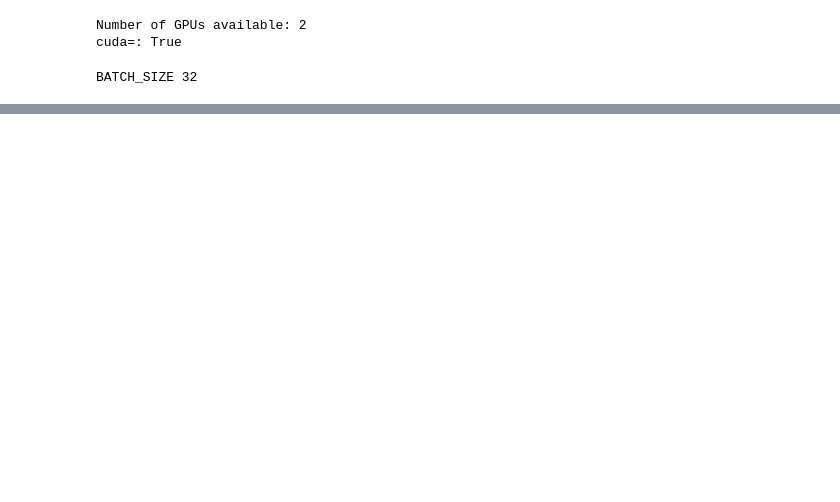
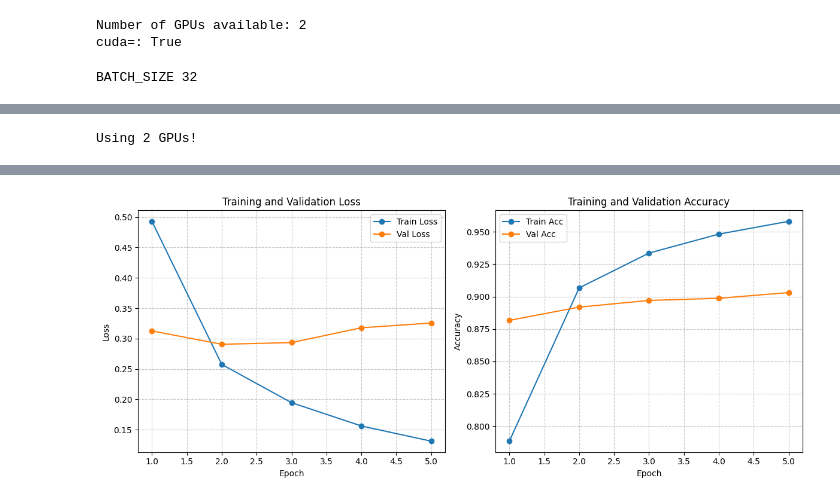
Before and after one commit to Gilgamesh-hoang/Sentiment-Analysis-Comments, a Jupyter notebook: src/finetune_phobert.ipynb, the cells around one changed output, grey strips where cells are left out. Cells and saved outputs as stored; diff of their text form; code cells hidden in the pictures; blank space fills up the shorter version.

```diff
--- a/src/finetune_phobert.ipynb
+++ b/src/finetune_phobert.ipynb
@@ -640,0 +377,8 @@ weighted avg       0.65      0.64      0.64      1506
+# %%
+# 3. Sử dụng DataParallel nếu có nhiều GPU
+if torch.cuda.device_count() > 1:
+    print(f"Using {torch.cuda.device_count()} GPUs!")
+    PHO_BERT = nn.DataParallel(PHO_BERT)
+PHO_BERT = PHO_BERT.to(device)
+# %% [output]
+Using 2 GPUs!
@@ -640,0 +400,26 @@ weighted avg       0.65      0.64      0.64      1506
+# %%
+def plot_training_metrics(train_losses, train_accs, val_losses, val_accs, epochs):
+    # Tạo figure với 2 subplot (Loss và Accuracy)
+    fig, (ax1, ax2) = plt.subplots(1, 2, figsize=(12, 5))
+
+    # Biểu đồ Loss
+    ax1.plot(range(1, epochs + 1), train_losses, label='Train Loss', marker='o')
+    ax1.plot(range(1, epochs + 1), val_losses, label='Val Loss', marker='o')
+    ax1.set_title('Training and Validation Loss')
+    ax1.set_xlabel('Epoch')
+    ax1.set_ylabel('Loss')
+    ax1.legend()
+    ax1.grid(True, linestyle='--', alpha=0.7)
+
+    # Biểu đồ Accuracy
+    ax2.plot(range(1, epochs + 1), train_accs, label='Train Acc', marker='o')
+    ax2.plot(range(1, epochs + 1), val_accs, label='Val Acc', marker='o')
+    ax2.set_title('Training and Validation Accuracy')
+    ax2.set_xlabel('Epoch')
+    ax2.set_ylabel('Accuracy')
+    ax2.legend()
+    ax2.grid(True, linestyle='--', alpha=0.7)
+
+    # Điều chỉnh layout và hiển thị
+    plt.tight_layout()
+    plt.show()
@@ -640,0 +547,19 @@ weighted avg       0.65      0.64      0.64      1506
+# %%
+# 6. Chạy training
+EPOCHS = 5
+# optimizer = AdamW(PHO_BERT.parameters(), lr=2e-5, weight_decay=0.01)
+
+param_optimizer = list(PHO_BERT.named_parameters())
+no_decay = ['bias', 'LayerNorm.bias', 'LayerNorm.weight']
+optimizer_grouped_parameters = [
+    {'params': [p for n, p in param_optimizer if not any(nd in n for nd in no_decay)], 'weight_decay': 0.02},
+    {'params': [p for n, p in param_optimizer if any(nd in n for nd in no_decay)], 'weight_decay': 0.0}
+]
+
+optimizer = AdamW(optimizer_grouped_parameters, lr=1e-5, correct_bias=False)
+num_warmup_steps = int(0.1 * len(train_dataloader) * EPOCHS)
+scheduler = get_linear_schedule_with_warmup(optimizer, num_warmup_steps=num_warmup_steps,
+                                            num_training_steps=len(train_dataloader) * EPOCHS)
+
+trained_model = train(PHO_BERT, train_dataloader, val_dataloader, optimizer, scheduler, EPOCHS)
+# %% [output]
@@ -640,0 +586 @@ weighted avg       0.65      0.64      0.64      1506
+[figure, added]
```
Also changed, not shown: parts of 55 cells of this notebook, 13 other files.
